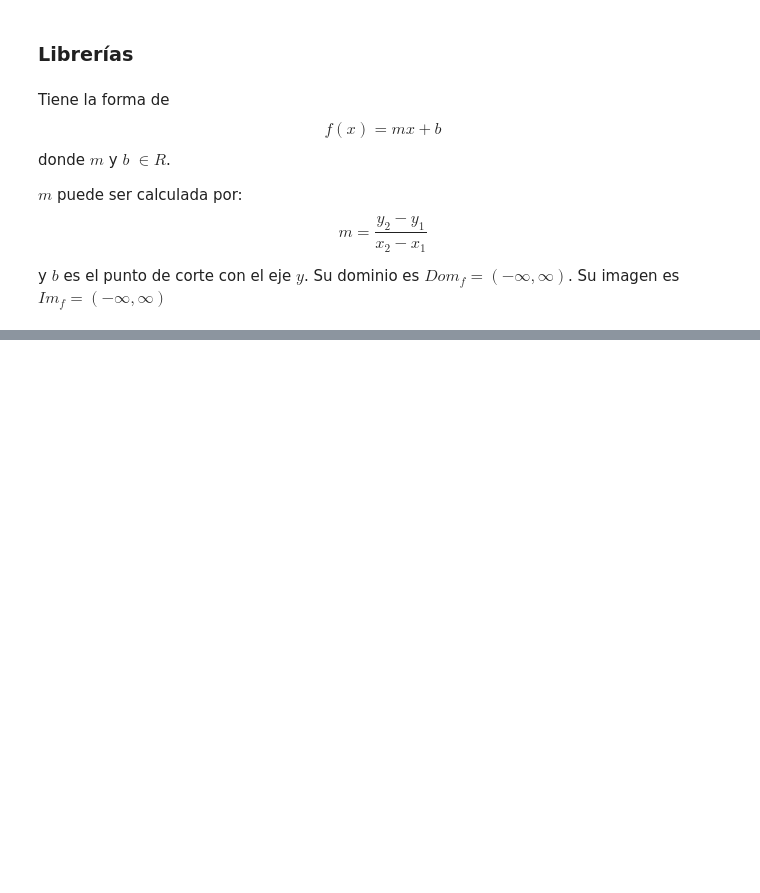
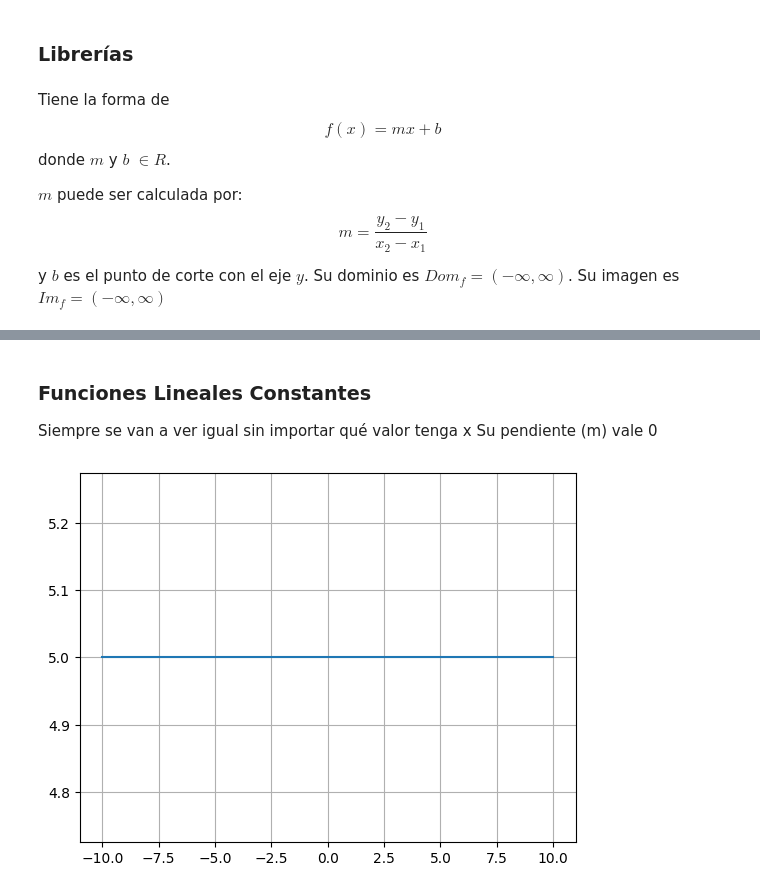
Before and after one commit to YoelCanaza/Funciones-Matem-ticas-para-Data-Science-e-IA, a Jupyter notebook: Funciones_lineales.ipynb, the cells around one changed output, grey strips where cells are left out. Drawn from its saved outputs; the diff is of its cells as text; code cells hidden in the pictures; blank space fills up the shorter version.

```diff
--- a/Funciones_lineales.ipynb
+++ b/Funciones_lineales.ipynb
@@ -46,0 +37,13 @@ array([-9.50000000e+01, -9.29797980e+01, -9.09595960e+01, -8.89393939e+01,
+# %% [markdown]
+### Funciones Lineales Constantes
+Siempre se van a ver igual sin importar qué valor tenga x
+Su pendiente (m) vale 0
+# %%
+m = 0
+y = f(x)
+
+fig, ax = plt.subplots()
+ax.plot(x, y)
+ax.grid()
+# %% [output]
+[figure, added]
```
Also changed, not shown: parts of 5 cells of this notebook.
